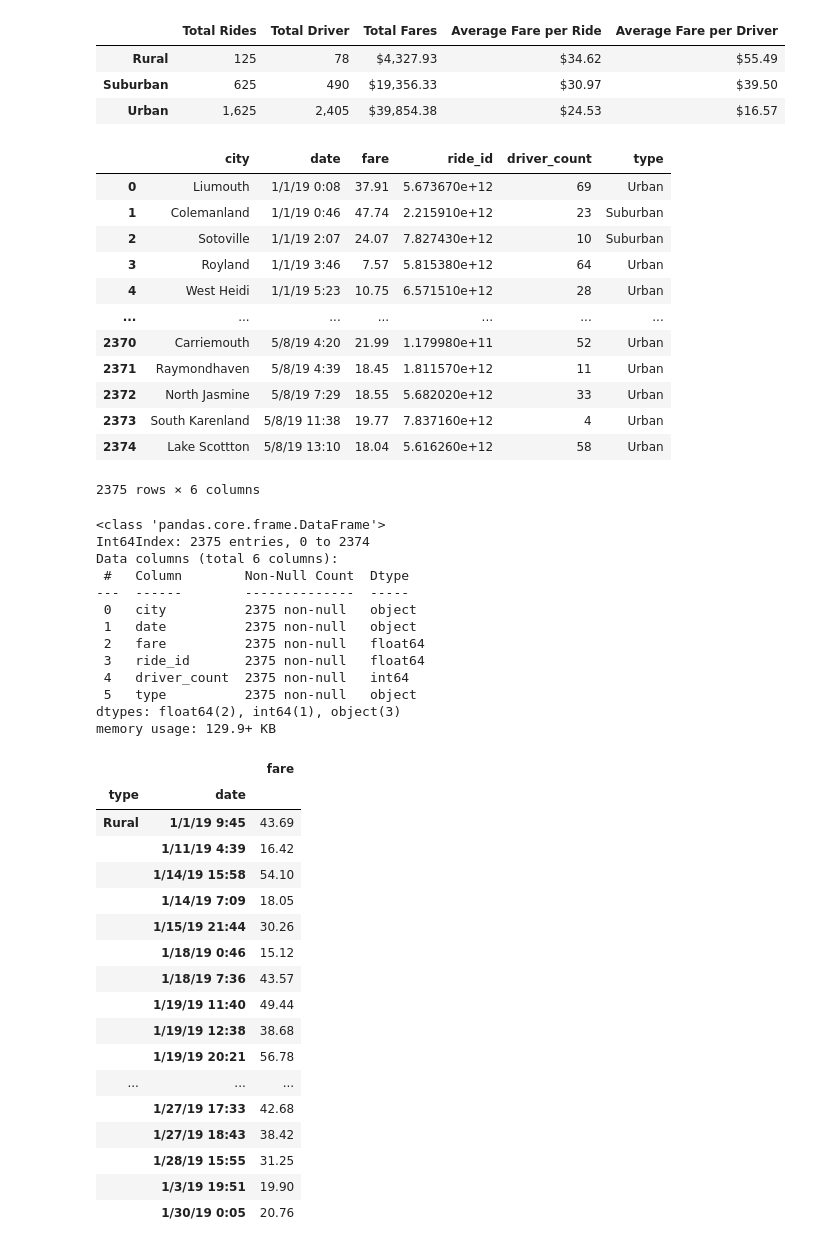
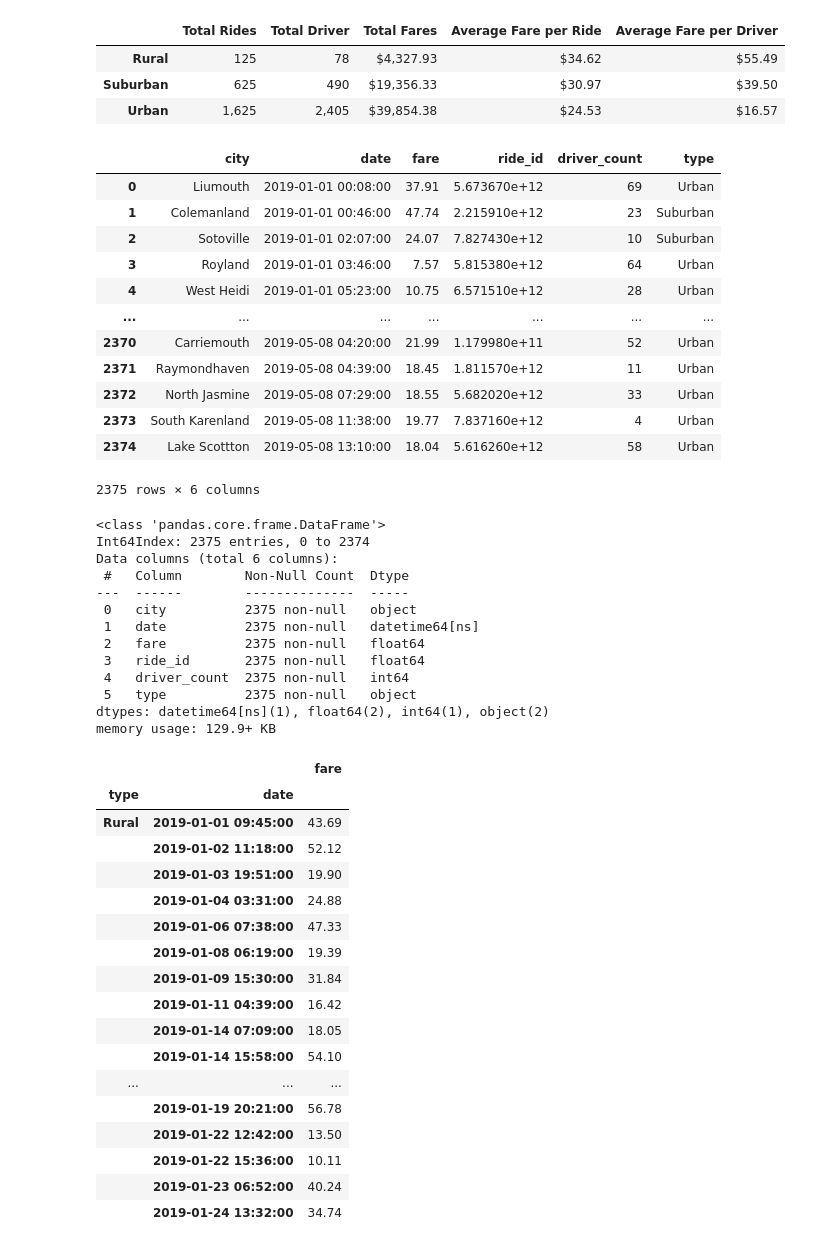
Before and after one commit to Angie1210/PyBer_Analysis., a Jupyter notebook: PyBer_Challenge.ipynb, the cells around one changed output. Drawn from its saved outputs; the diff is of its cells as text; code cells hidden in the pictures.

```diff
--- a/PyBer_Challenge.ipynb
+++ b/PyBer_Challenge.ipynb
@@ -11,7 +11,7 @@ ride_data_to_load = "Resources/ride_data.csv"
 
 # Read the City and Ride Data
 city_data_df = pd.read_csv(city_data_to_load)
-ride_data_df = pd.read_csv(ride_data_to_load)
+ride_data_df = pd.read_csv(ride_data_to_load,parse_dates=["date"])
 # %%
 city_data_df
 # %% [output]
@@ -166,27 +166,27 @@ pyber_summary_df
 # %%
 #Deliverable2
 
 # 1. Read the merged DataFrame
-city_data_df = pd.read_csv(city_data_to_load)
-ride_data_df = pd.read_csv(ride_data_to_load)
+# city_data_df = pd.read_csv(city_data_to_load)
+# ride_data_df = pd.read_csv(ride_data_to_load)
 
-pyber_data_df = pd.merge(ride_data_df, city_data_df, how="left", on=["city", "city"])
+# pyber_data_df = pd.merge(ride_data_df, city_data_df, how="left", on=["city", "city"])
 
 # Display the data table for preview
 pyber_data_df
 # %% [output]
 |  | city | date | fare | ride_id | driver_count | type |
-| 0 | Liumouth | 1/1/19 0:08 | 37.91 | 5.673670e+12 | 69 | Urban |
-| 1 | Colemanland | 1/1/19 0:46 | 47.74 | 2.215910e+12 | 23 | Suburban |
-| 2 | Sotoville | 1/1/19 2:07 | 24.07 | 7.827430e+12 | 10 | Suburban |
-| 3 | Royland | 1/1/19 3:46 | 7.57 | 5.815380e+12 | 64 | Urban |
-| 4 | West Heidi | 1/1/19 5:23 | 10.75 | 6.571510e+12 | 28 | Urban |
+| 0 | Liumouth | 2019-01-01 00:08:00 | 37.91 | 5.673670e+12 | 69 | Urban |
+| 1 | Colemanland | 2019-01-01 00:46:00 | 47.74 | 2.215910e+12 | 23 | Suburban |
+| 2 | Sotoville | 2019-01-01 02:07:00 | 24.07 | 7.827430e+12 | 10 | Suburban |
+| 3 | Royland | 2019-01-01 03:46:00 | 7.57 | 5.815380e+12 | 64 | Urban |
+| 4 | West Heidi | 2019-01-01 05:23:00 | 10.75 | 6.571510e+12 | 28 | Urban |
 | ... | ... | ... | ... | ... | ... | ... |
-| 2370 | Carriemouth | 5/8/19 4:20 | 21.99 | 1.179980e+11 | 52 | Urban |
-| 2371 | Raymondhaven | 5/8/19 4:39 | 18.45 | 1.811570e+12 | 11 | Urban |
-| 2372 | North Jasmine | 5/8/19 7:29 | 18.55 | 5.682020e+12 | 33 | Urban |
-| 2373 | South Karenland | 5/8/19 11:38 | 19.77 | 7.837160e+12 | 4 | Urban |
-| 2374 | Lake Scottton | 5/8/19 13:10 | 18.04 | 5.616260e+12 | 58 | Urban |
+| 2370 | Carriemouth | 2019-05-08 04:20:00 | 21.99 | 1.179980e+11 | 52 | Urban |
+| 2371 | Raymondhaven | 2019-05-08 04:39:00 | 18.45 | 1.811570e+12 | 11 | Urban |
+| 2372 | North Jasmine | 2019-05-08 07:29:00 | 18.55 | 5.682020e+12 | 33 | Urban |
+| 2373 | South Karenland | 2019-05-08 11:38:00 | 19.77 | 7.837160e+12 | 4 | Urban |
+| 2374 | Lake Scottton | 2019-05-08 13:10:00 | 18.04 | 5.616260e+12 | 58 | Urban |
 2375 rows × 6 columns
 # %%
 pyber_data_df.info()
@@ -197,12 +197,12 @@ Data columns (total 6 columns):
  #   Column        Non-Null Count  Dtype
 ---  ------        --------------  -----
  0   city          2375 non-null   object
- 1   date          2375 non-null   object
+ 1   date          2375 non-null   datetime64[ns]
  2   fare          2375 non-null   float64
  3   ride_id       2375 non-null   float64
  4   driver_count  2375 non-null   int64
  5   type          2375 non-null   object
-dtypes: float64(2), int64(1), object(3)
+dtypes: datetime64[ns](1), float64(2), int64(1), object(2)
 memory usage: 129.9+ KB
 # %%
 # 2. Using groupby() to create a new DataFrame showing the sum of the fares
@@ -214,19 +214,19 @@ total_fare_per_date_df.head(20)
 # %% [output]
 |  |  | fare |
 | type | date |  |
-| Rural | 1/1/19 9:45 | 43.69 |
-|  | 1/11/19 4:39 | 16.42 |
-|  | 1/14/19 15:58 | 54.10 |
-|  | 1/14/19 7:09 | 18.05 |
-|  | 1/15/19 21:44 | 30.26 |
-|  | 1/18/19 0:46 | 15.12 |
-|  | 1/18/19 7:36 | 43.57 |
-|  | 1/19/19 11:40 | 49.44 |
-|  | 1/19/19 12:38 | 38.68 |
-|  | 1/19/19 20:21 | 56.78 |
+| Rural | 2019-01-01 09:45:00 | 43.69 |
+|  | 2019-01-02 11:18:00 | 52.12 |
+|  | 2019-01-03 19:51:00 | 19.90 |
+|  | 2019-01-04 03:31:00 | 24.88 |
+|  | 2019-01-06 07:38:00 | 47.33 |
+|  | 2019-01-08 06:19:00 | 19.39 |
+|  | 2019-01-09 15:30:00 | 31.84 |
+|  | 2019-01-11 04:39:00 | 16.42 |
+|  | 2019-01-14 07:09:00 | 18.05 |
+|  | 2019-01-14 15:58:00 | 54.10 |
 | ... | ... | ... |
-|  | 1/27/19 17:33 | 42.68 |
-|  | 1/27/19 18:43 | 38.42 |
-|  | 1/28/19 15:55 | 31.25 |
-|  | 1/3/19 19:51 | 19.90 |
-|  | 1/30/19 0:05 | 20.76 |
+|  | 2019-01-19 20:21:00 | 56.78 |
+|  | 2019-01-22 12:42:00 | 13.50 |
+|  | 2019-01-22 15:36:00 | 10.11 |
+|  | 2019-01-23 06:52:00 | 40.24 |
+|  | 2019-01-24 13:32:00 | 34.74 |
```
Also changed, not shown: parts of 10 cells of this notebook.
